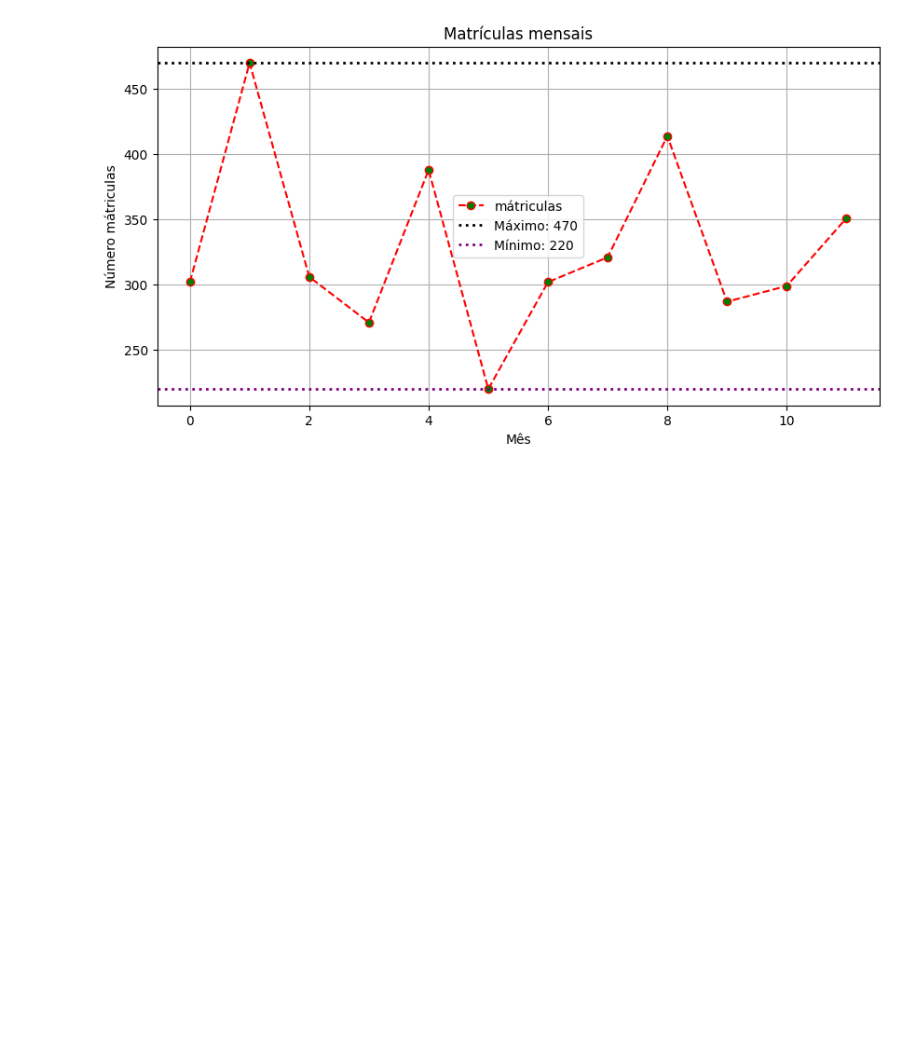
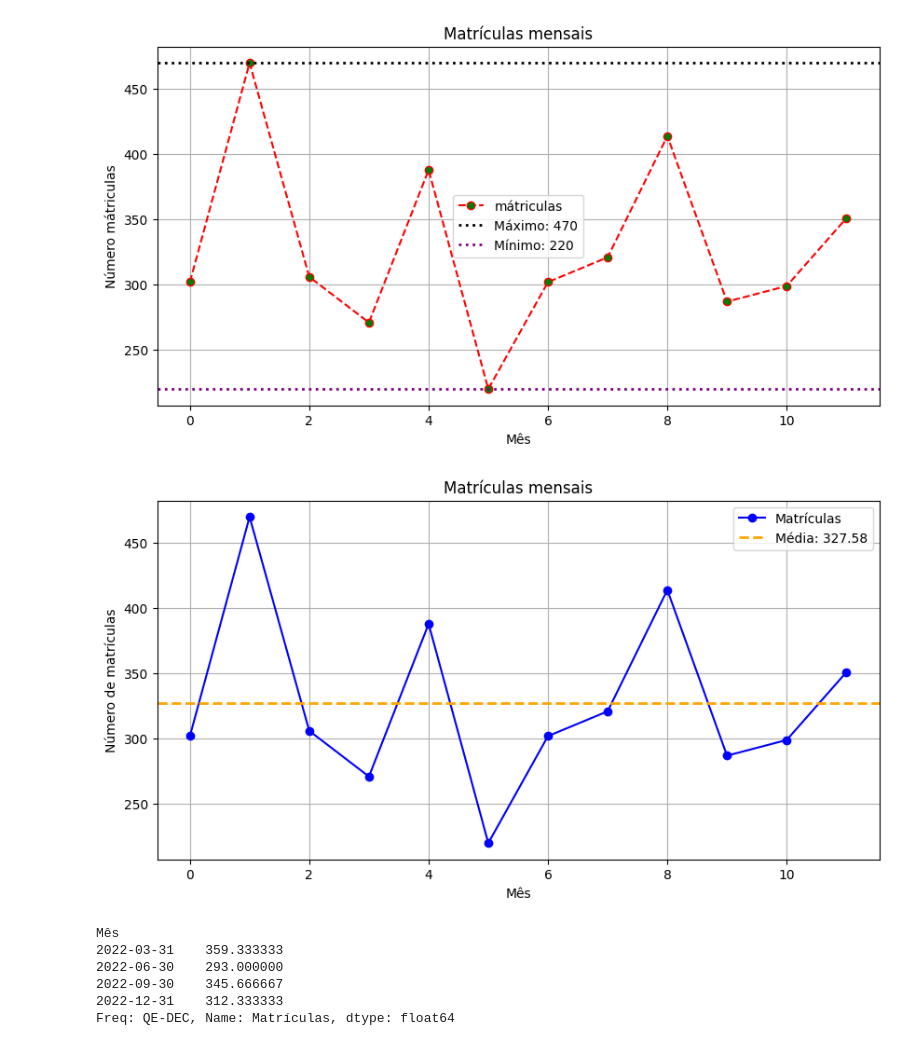
Before and after one commit to marcossenai/dataFrameESeries, a Jupyter notebook: exercicioAnalise.ipynb, the cells around one changed output. Cells and saved outputs as stored; diff of their text form; code cells hidden in the pictures; blank space fills up the shorter version.

```diff
--- a/exercicioAnalise.ipynb
+++ b/exercicioAnalise.ipynb
@@ -60,3 +77,56 @@ plt.legend()
 plt.show()
 # %% [output]
 [figure]
+# %%
+#CALCULO MÉDIO DE MÁTRICULAS MENSAIS
+media_matricula = df['Matrículas'].mean()
+print(media_matricula)
+# %%
+#Plotar o gráfico das matrículas mensais e destacar a média
+
+plt.figure(figsize=(10, 5))
+df['Matrículas'].plot(marker='o', linestyle='-', color='blue', label='Matrículas')
+
+#LINHA DE DESTAQUE
+plt.axhline(y=media_matricula,
+            color='orange',
+            linestyle='--',
+            linewidth=2,
+            label=f'Média: {media_matricula:.2f}'
+            )
+
+plt.title('Matrículas mensais')
+plt.xlabel('Mês')
+plt.ylabel("Número de matrículas")
+plt.grid(True)
+plt.legend()
+plt.show()
+# %% [output]
+[figure, added]
+# %%
+#TENDÊNCIAS
+#CALCULAR A MÉDIAS DAS MATRÍCULAS POR TRIMESTRE
+
+#Passo 1: Converter a coluna para datetime
+df['Mês'] = pd.to_datetime(df['Mês'])
+
+#Passo 2: Definir a coluna de datas como índice
+df.set_index('Mês', inplace=True)
+
+#Passo 3: Calcular a média do trimestre
+#QE / Trimestre
+#QS / Semestre
+#Q / Quadrimestre
+#A / Anual
+#D / Diário
+#W / week
+#H / Horário
+media_trimestral = df['Matrículas'].resample('QE').mean()
+print(media_trimestral)
+# %% [output]
+Mês
+2022-03-31    359.333333
+2022-06-30    293.000000
+2022-09-30    345.666667
+2022-12-31    312.333333
+Freq: QE-DEC, Name: Matrículas, dtype: float64
```
Also changed, not shown: parts of 9 cells of this notebook.
